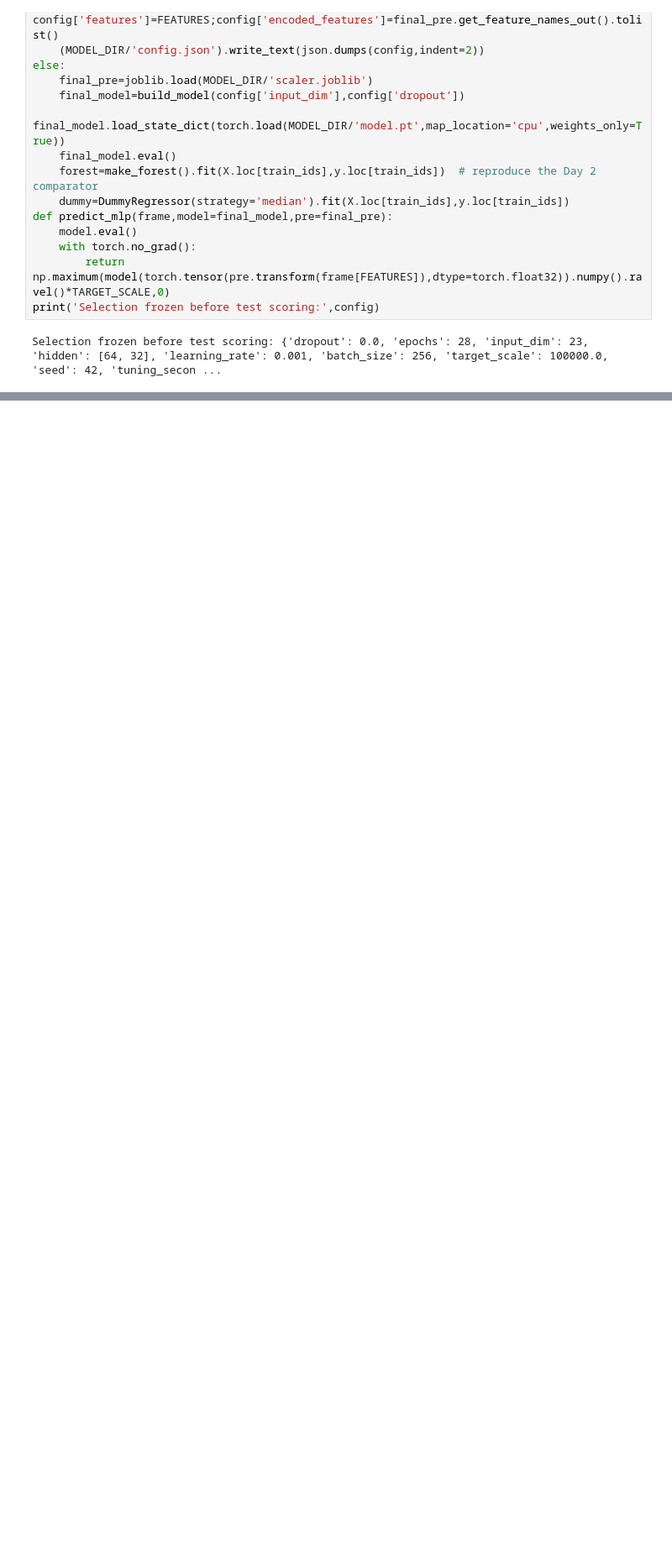
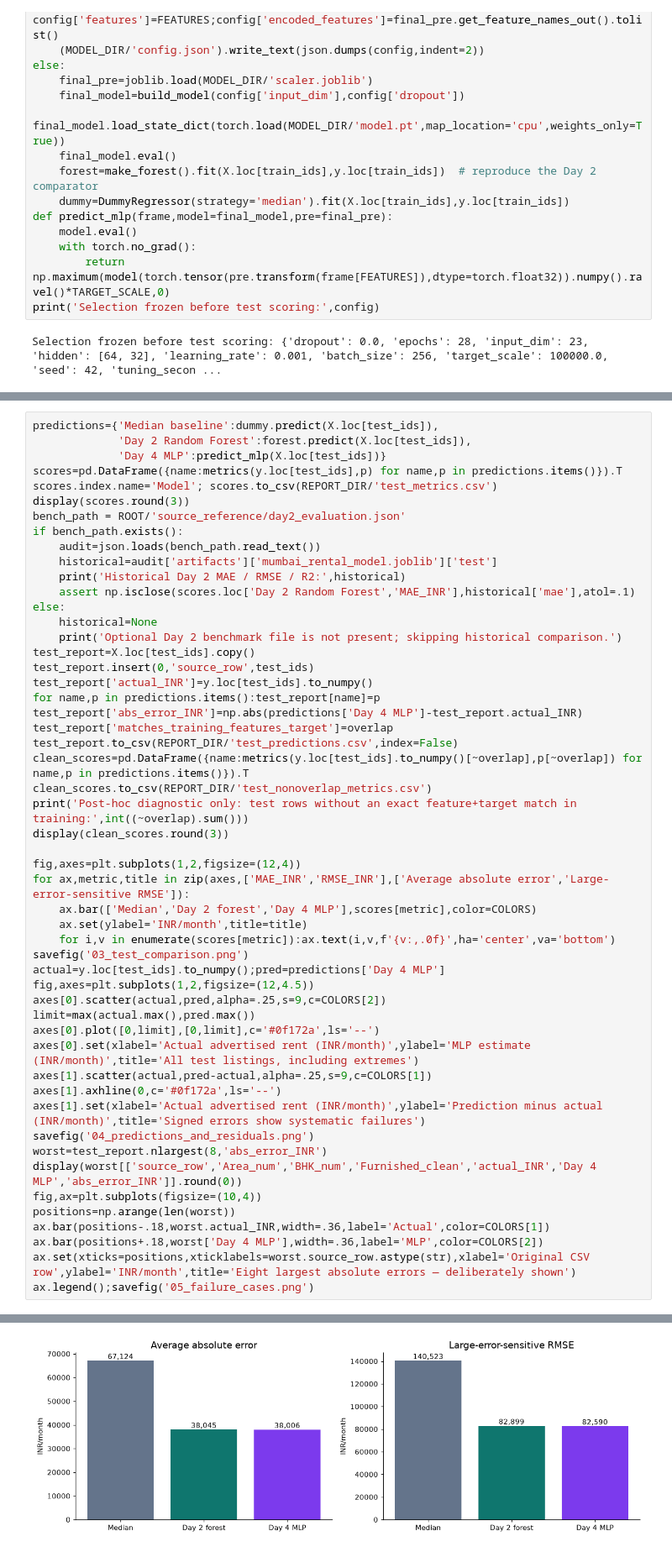
Before and after one commit to iaac-maai/group-3-day4-assignment, a Jupyter notebook: notebook/neural_network.ipynb, the cells around one changed output, grey strips where cells are left out. Shown at 84% size. Saved outputs shown, nothing was run; the diff lists cells and outputs as text; blank space fills up the shorter version.

```diff
--- a/notebook/neural_network.ipynb
+++ b/notebook/neural_network.ipynb
@@ -390,0 +396,53 @@ Selection frozen before test scoring: {'dropout': 0.0, 'epochs': 28, 'input_dim'
+# %%
+predictions={'Median baseline':dummy.predict(X.loc[test_ids]),
+             'Day 2 Random Forest':forest.predict(X.loc[test_ids]),
+             'Day 4 MLP':predict_mlp(X.loc[test_ids])}
+scores=pd.DataFrame({name:metrics(y.loc[test_ids],p) for name,p in predictions.items()}).T
+scores.index.name='Model'; scores.to_csv(REPORT_DIR/'test_metrics.csv')
+display(scores.round(3))
+bench_path = ROOT/'source_reference/day2_evaluation.json'
+if bench_path.exists():
+    audit=json.loads(bench_path.read_text())
+    historical=audit['artifacts']['mumbai_rental_model.joblib']['test']
+    print('Historical Day 2 MAE / RMSE / R2:',historical)
+    assert np.isclose(scores.loc['Day 2 Random Forest','MAE_INR'],historical['mae'],atol=.1)
+else:
+    historical=None
+    print('Optional Day 2 benchmark file is not present; skipping historical comparison.')
+test_report=X.loc[test_ids].copy()
+test_report.insert(0,'source_row',test_ids)
+test_report['actual_INR']=y.loc[test_ids].to_numpy()
+for name,p in predictions.items():test_report[name]=p
+test_report['abs_error_INR']=np.abs(predictions['Day 4 MLP']-test_report.actual_INR)
+test_report['matches_training_features_target']=overlap
+test_report.to_csv(REPORT_DIR/'test_predictions.csv',index=False)
+clean_scores=pd.DataFrame({name:metrics(y.loc[test_ids].to_numpy()[~overlap],p[~overlap]) for name,p in predictions.items()}).T
+clean_scores.to_csv(REPORT_DIR/'test_nonoverlap_metrics.csv')
+print('Post-hoc diagnostic only: test rows without an exact feature+target match in training:',int((~overlap).sum()))
+display(clean_scores.round(3))
+
+fig,axes=plt.subplots(1,2,figsize=(12,4))
+for ax,metric,title in zip(axes,['MAE_INR','RMSE_INR'],['Average absolute error','Large-error-sensitive RMSE']):
+    ax.bar(['Median','Day 2 forest','Day 4 MLP'],scores[metric],color=COLORS)
+    ax.set(ylabel='INR/month',title=title)
+    for i,v in enumerate(scores[metric]):ax.text(i,v,f'{v:,.0f}',ha='center',va='bottom')
+savefig('03_test_comparison.png')
+actual=y.loc[test_ids].to_numpy();pred=predictions['Day 4 MLP']
+fig,axes=plt.subplots(1,2,figsize=(12,4.5))
+axes[0].scatter(actual,pred,alpha=.25,s=9,c=COLORS[2])
+limit=max(actual.max(),pred.max())
+axes[0].plot([0,limit],[0,limit],c='#0f172a',ls='--')
+axes[0].set(xlabel='Actual advertised rent (INR/month)',ylabel='MLP estimate (INR/month)',title='All test listings, including extremes')
+axes[1].scatter(actual,pred-actual,alpha=.25,s=9,c=COLORS[1])
+axes[1].axhline(0,c='#0f172a',ls='--')
+axes[1].set(xlabel='Actual advertised rent (INR/month)',ylabel='Prediction minus actual (INR/month)',title='Signed errors show systematic failures')
+savefig('04_predictions_and_residuals.png')
+worst=test_report.nlargest(8,'abs_error_INR')
+display(worst[['source_row','Area_num','BHK_num','Furnished_clean','actual_INR','Day 4 MLP','abs_error_INR']].round(0))
+fig,ax=plt.subplots(figsize=(10,4))
+positions=np.arange(len(worst))
+ax.bar(positions-.18,worst.actual_INR,width=.36,label='Actual',color=COLORS[1])
+ax.bar(positions+.18,worst['Day 4 MLP'],width=.36,label='MLP',color=COLORS[2])
+ax.set(xticks=positions,xticklabels=worst.source_row.astype(str),xlabel='Original CSV row',ylabel='INR/month',title='Eight largest absolute errors — deliberately shown')
+ax.legend();savefig('05_failure_cases.png')
+# %% [output]
@@ -390,0 +460 @@ Selection frozen before test scoring: {'dropout': 0.0, 'epochs': 28, 'input_dim'
+[figure, added]
```
Also changed, not shown: parts of 12 cells of this notebook, 26 other files.
